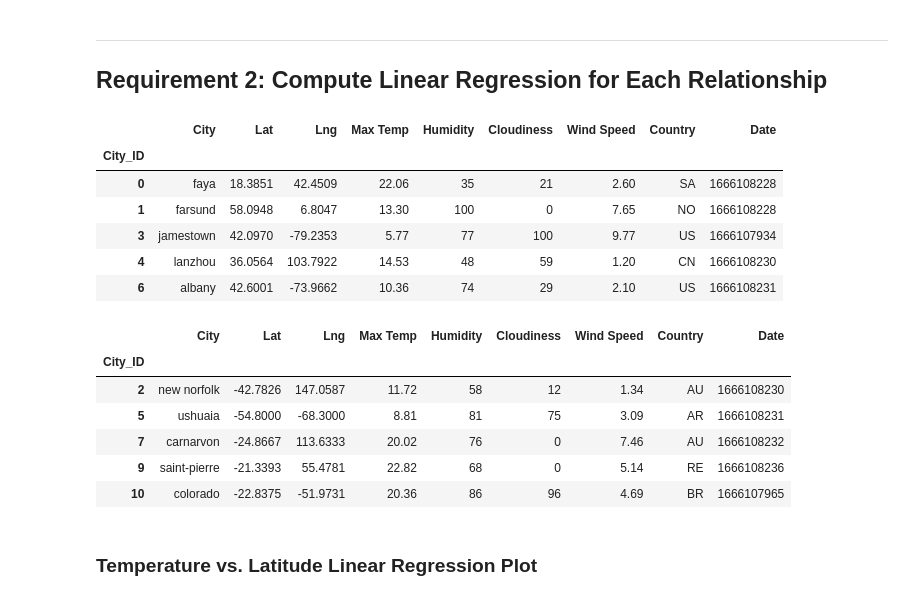
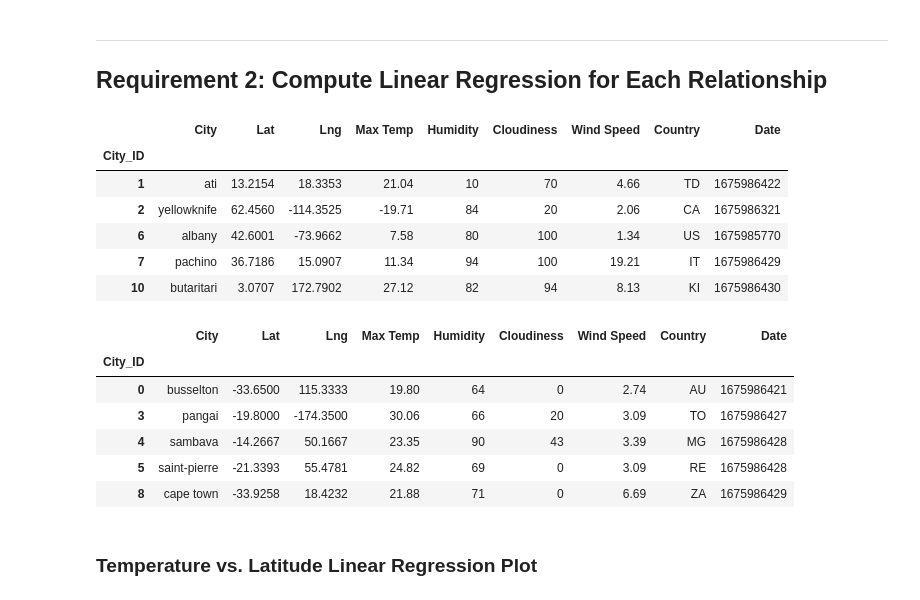
Before and after one commit to Rickygarciax/python-api-challenge, a Jupyter notebook: WeatherPy/WeatherPy.ipynb, the cells around one changed output. Saved outputs shown, nothing was run; the diff lists cells and outputs as text; code cells hidden in the pictures.

```diff
--- a/WeatherPy/WeatherPy.ipynb
+++ b/WeatherPy/WeatherPy.ipynb
@@ -260,30 +301,30 @@ plt.show()
 # %%
 # Create a DataFrame with the Northern Hemisphere data (Latitude >= 0)
-# YOUR CODE HERE
+northern_hemi_df = city_data_df.loc[(city_data_df["Lat"] >= 0)]
 
 # Display sample data
 northern_hemi_df.head()
 # %% [output]
 |  | City | Lat | Lng | Max Temp | Humidity | Cloudiness | Wind Speed | Country | Date |
 | City_ID |  |  |  |  |  |  |  |  |  |
-| 0 | faya | 18.3851 | 42.4509 | 22.06 | 35 | 21 | 2.60 | SA | 1666108228 |
-| 1 | farsund | 58.0948 | 6.8047 | 13.30 | 100 | 0 | 7.65 | NO | 1666108228 |
-| 3 | jamestown | 42.0970 | -79.2353 | 5.77 | 77 | 100 | 9.77 | US | 1666107934 |
-| 4 | lanzhou | 36.0564 | 103.7922 | 14.53 | 48 | 59 | 1.20 | CN | 1666108230 |
-| 6 | albany | 42.6001 | -73.9662 | 10.36 | 74 | 29 | 2.10 | US | 1666108231 |
+| 1 | ati | 13.2154 | 18.3353 | 21.04 | 10 | 70 | 4.66 | TD | 1675986422 |
+| 2 | yellowknife | 62.4560 | -114.3525 | -19.71 | 84 | 20 | 2.06 | CA | 1675986321 |
+| 6 | albany | 42.6001 | -73.9662 | 7.58 | 80 | 100 | 1.34 | US | 1675985770 |
+| 7 | pachino | 36.7186 | 15.0907 | 11.34 | 94 | 100 | 19.21 | IT | 1675986429 |
+| 10 | butaritari | 3.0707 | 172.7902 | 27.12 | 82 | 94 | 8.13 | KI | 1675986430 |
 # %%
 # Create a DataFrame with the Southern Hemisphere data (Latitude < 0)
-# YOUR CODE HERE
+southern_hemi_df = city_data_df.loc[(city_data_df["Lat"] < 0)]
 
 # Display sample data
 southern_hemi_df.head()
 # %% [output]
 |  | City | Lat | Lng | Max Temp | Humidity | Cloudiness | Wind Speed | Country | Date |
 | City_ID |  |  |  |  |  |  |  |  |  |
-| 2 | new norfolk | -42.7826 | 147.0587 | 11.72 | 58 | 12 | 1.34 | AU | 1666108230 |
-| 5 | ushuaia | -54.8000 | -68.3000 | 8.81 | 81 | 75 | 3.09 | AR | 1666108231 |
-| 7 | carnarvon | -24.8667 | 113.6333 | 20.02 | 76 | 0 | 7.46 | AU | 1666108232 |
-| 9 | saint-pierre | -21.3393 | 55.4781 | 22.82 | 68 | 0 | 5.14 | RE | 1666108236 |
-| 10 | colorado | -22.8375 | -51.9731 | 20.36 | 86 | 96 | 4.69 | BR | 1666107965 |
+| 0 | busselton | -33.6500 | 115.3333 | 19.80 | 64 | 0 | 2.74 | AU | 1675986421 |
+| 3 | pangai | -19.8000 | -174.3500 | 30.06 | 66 | 20 | 3.09 | TO | 1675986427 |
+| 4 | sambava | -14.2667 | 50.1667 | 23.35 | 90 | 43 | 3.39 | MG | 1675986428 |
+| 5 | saint-pierre | -21.3393 | 55.4781 | 24.82 | 69 | 0 | 3.09 | RE | 1675986428 |
+| 8 | cape town | -33.9258 | 18.4232 | 21.88 | 71 | 0 | 6.69 | ZA | 1675986429 |
 # %% [markdown]
 ###  Temperature vs. Latitude Linear Regression Plot
```
Also changed, not shown: parts of 30 cells of this notebook, 12 other files.
